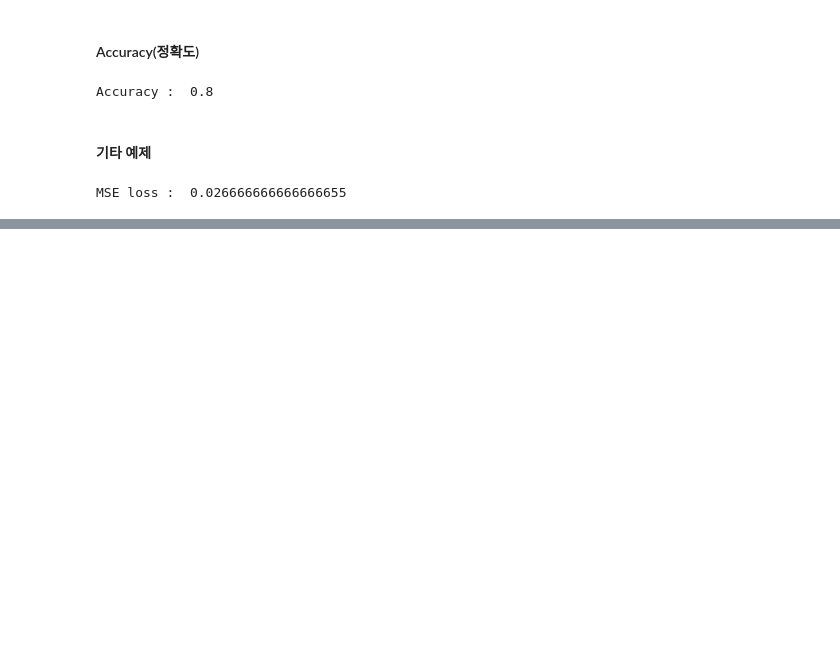
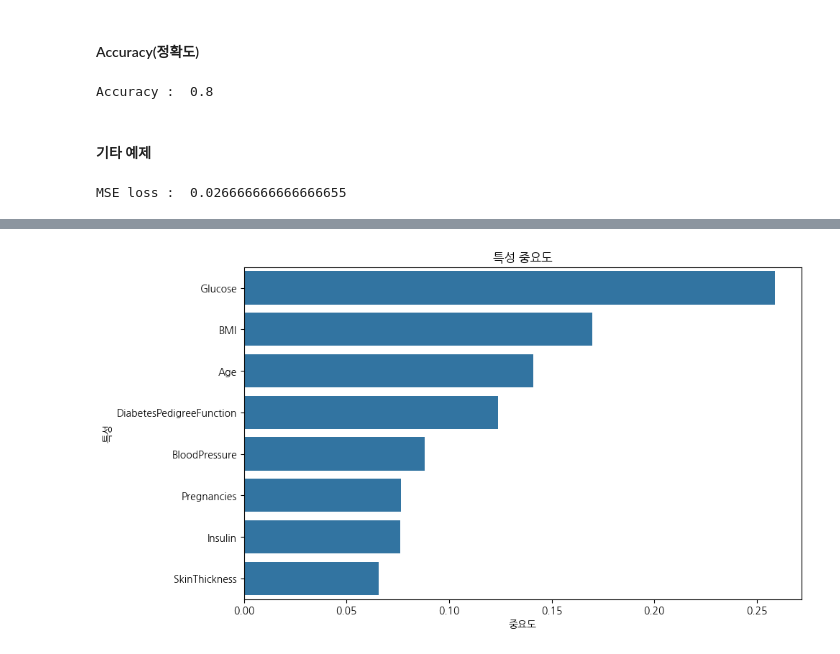
Before and after one commit to PlaidMoon99/AI_project, a Jupyter notebook: LinerRegression.ipynb, the cells around one changed output, grey strips where cells are left out. Cells and saved outputs as stored; diff of their text form; code cells hidden in the pictures; blank space fills up the shorter version.

```diff
--- a/LinerRegression.ipynb
+++ b/LinerRegression.ipynb
@@ -1075,0 +1184,12 @@ MSE loss :  0.026666666666666655
+# %%
+# 데이터 전처리: 특성 스케일링
+scaler = StandardScaler()
+X_scaled = scaler.fit_transform(X)
+X_scaled = pd.DataFrame(X_scaled, columns=X.columns)
+# %%
+# 데이터 분할
+X_train, X_test, y_train, y_test = train_test_split(X_scaled, y, test_size=0.2, random_state=42)
+# %%
+# 랜덤 포레스트 모델 생성 및 학습
+rf_model = RandomForestClassifier(n_estimators=100, random_state=42)
+rf_model.fit(X_train, y_train)
@@ -1075,0 +1204,6 @@ MSE loss :  0.026666666666666655
+# %%
+# 특성 중요도 계산
+feature_importance = pd.DataFrame({
+    '특성': X.columns,
+    '중요도': rf_model.feature_importances_
+}).sort_values('중요도', ascending=False)
@@ -1075,0 +1232,8 @@ MSE loss :  0.026666666666666655
+# %%
+# 특성 중요도 시각화
+plt.figure(figsize=(10, 6))
+sns.barplot(x='중요도', y='특성', data=feature_importance)
+plt.title('특성 중요도')
+plt.show()
+# %% [output]
+[figure, added]
```
Also changed, not shown: parts of 59 cells of this notebook.
